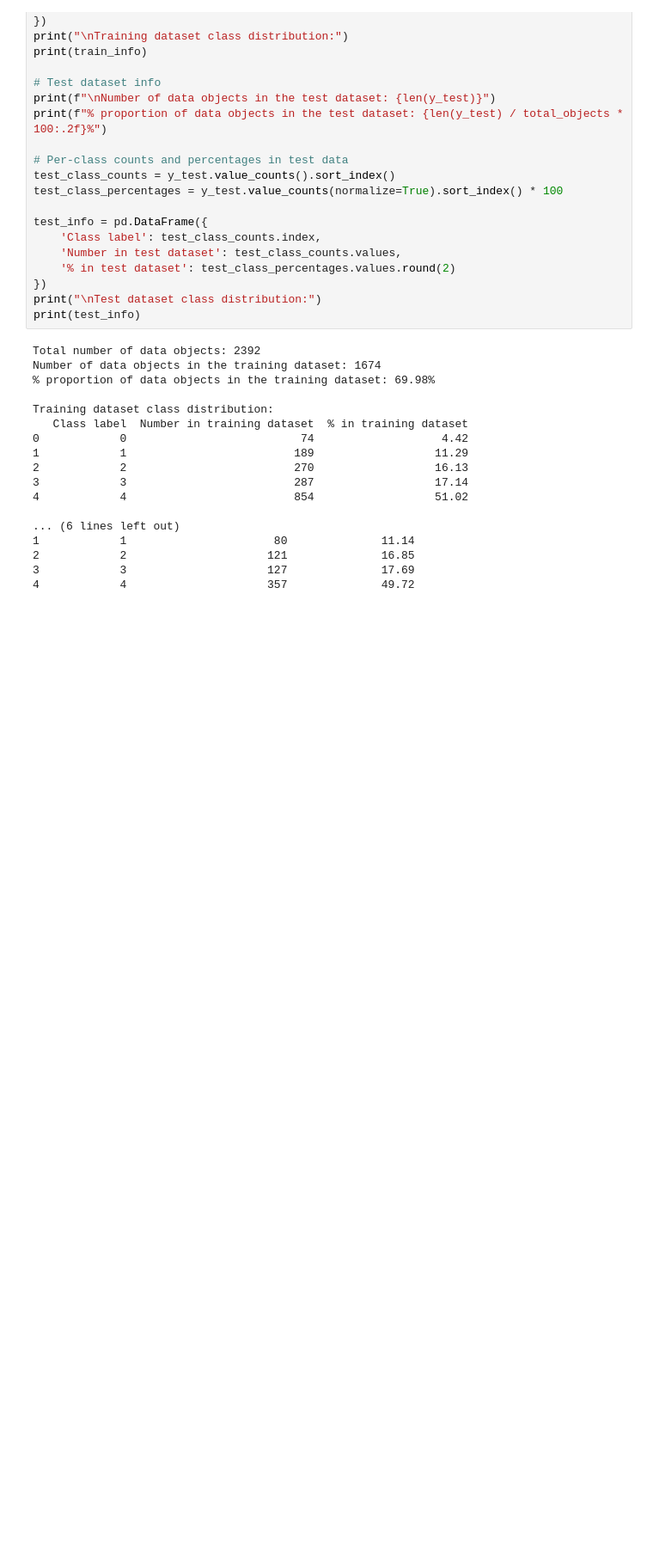
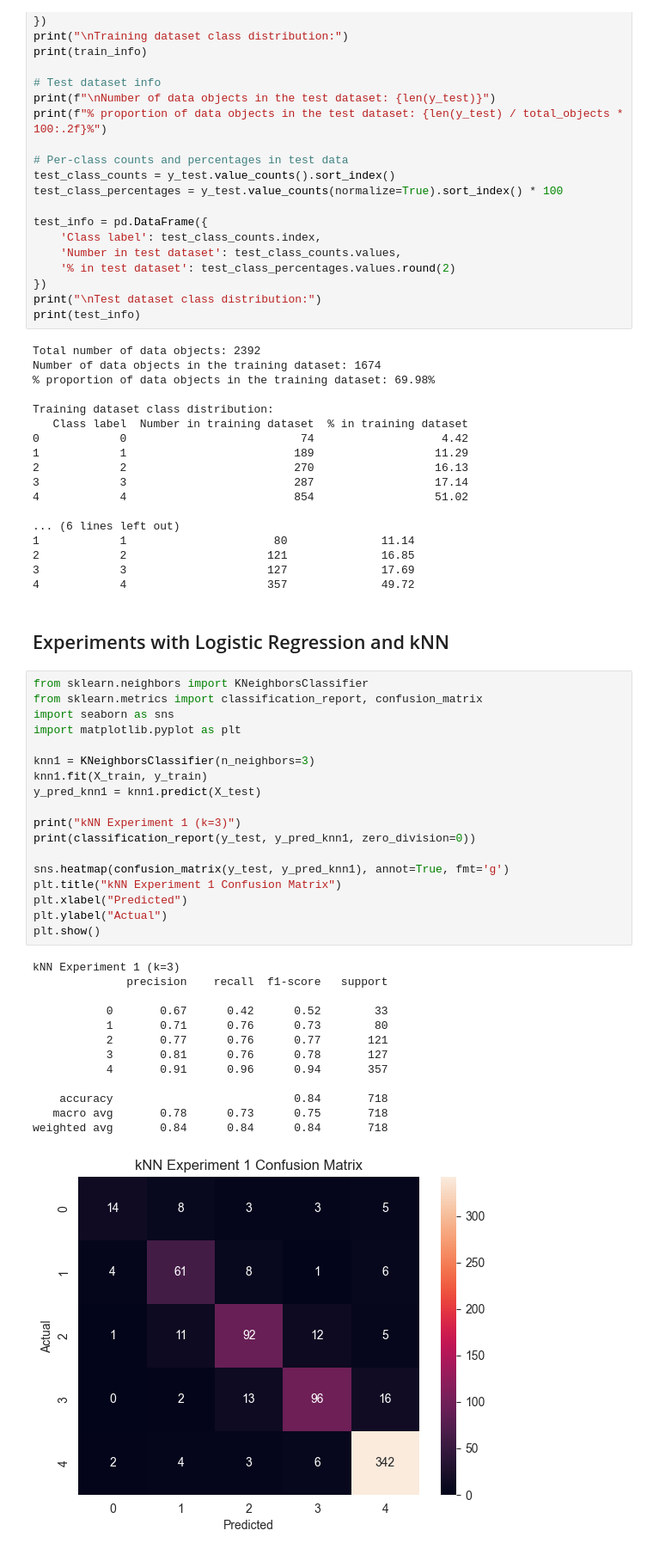
Before and after one commit to Tuncaylctr/machine-learning-assignment-python, a Jupyter notebook: machine_learning_bluprint.ipynb, the cells around one changed output. Shown at 86% size. Saved outputs shown, nothing was run; the diff lists cells and outputs as text; blank space fills up the shorter version.

```diff
--- a/machine_learning_bluprint.ipynb
+++ b/machine_learning_bluprint.ipynb
@@ -623,3 +652,37 @@ Training dataset class distribution:
 2            2                     121              16.85
 3            3                     127              17.69
 4            4                     357              49.72
+# %% [markdown]
+## Experiments with Logistic Regression and kNN
+# %%
+from sklearn.neighbors import KNeighborsClassifier
+from sklearn.metrics import classification_report, confusion_matrix
+import seaborn as sns
+import matplotlib.pyplot as plt
+
+knn1 = KNeighborsClassifier(n_neighbors=3)
+knn1.fit(X_train, y_train)
+y_pred_knn1 = knn1.predict(X_test)
+
+print("kNN Experiment 1 (k=3)")
+print(classification_report(y_test, y_pred_knn1, zero_division=0))
+
+sns.heatmap(confusion_matrix(y_test, y_pred_knn1), annot=True, fmt='g')
+plt.title("kNN Experiment 1 Confusion Matrix")
+plt.xlabel("Predicted")
+plt.ylabel("Actual")
+plt.show()
+# %% [output]
+kNN Experiment 1 (k=3)
+              precision    recall  f1-score   support
+
+           0       0.67      0.42      0.52        33
+           1       0.71      0.76      0.73        80
+           2       0.77      0.76      0.77       121
+           3       0.81      0.76      0.78       127
+           4       0.91      0.96      0.94       357
+
+    accuracy                           0.84       718
+   macro avg       0.78      0.73      0.75       718
+weighted avg       0.84      0.84      0.84       718
+[figure, added]
```
Also changed, not shown: parts of 14 cells of this notebook.
